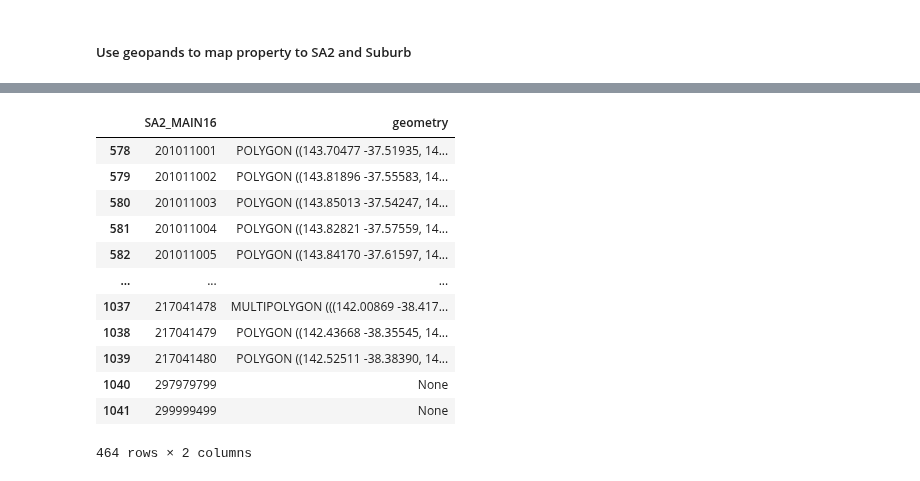
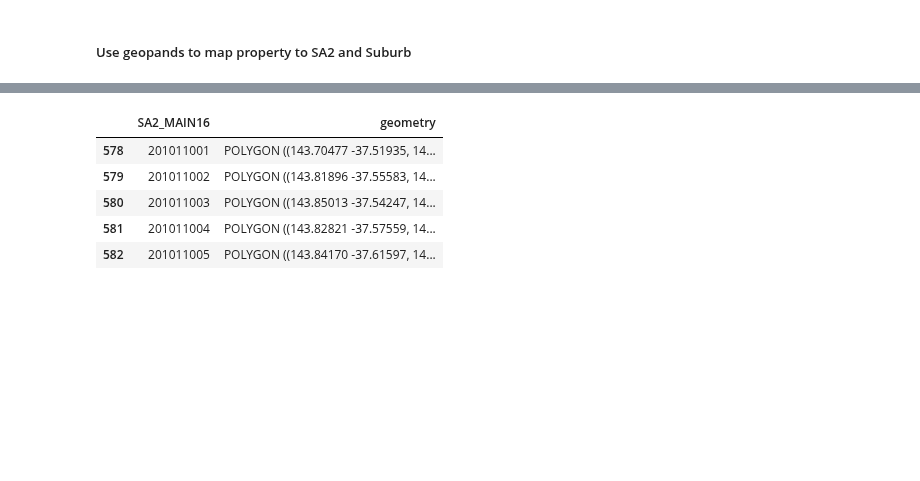
Before and after one commit to MAST30034-Applied-Data-Science/generic-real-estate-consulting-project-group-6, a Jupyter notebook: notebooks/preprocess_property2.0.ipynb, the cells around one changed output, grey strips where cells are left out. Cells and saved outputs as stored; diff of their text form; code cells hidden in the pictures; blank space fills up the shorter version.

```diff
--- a/notebooks/preprocess_property2.0.ipynb
+++ b/notebooks/preprocess_property2.0.ipynb
@@ -230,19 +225,12 @@ SA2_shape
 # %%
-SA2_shape_2016
+SA2_shape_2016.head()
 # %% [output]
 |  | SA2_MAIN16 | geometry |
 | 578 | 201011001 | POLYGON ((143.70477 -37.51935, 14... |
 | 579 | 201011002 | POLYGON ((143.81896 -37.55583, 14... |
 | 580 | 201011003 | POLYGON ((143.85013 -37.54247, 14... |
 | 581 | 201011004 | POLYGON ((143.82821 -37.57559, 14... |
 | 582 | 201011005 | POLYGON ((143.84170 -37.61597, 14... |
-| ... | ... | ... |
-| 1037 | 217041478 | MULTIPOLYGON (((142.00869 -38.417... |
-| 1038 | 217041479 | POLYGON ((142.43668 -38.35545, 14... |
-| 1039 | 217041480 | POLYGON ((142.52511 -38.38390, 14... |
-| 1040 | 297979799 | None |
-| 1041 | 299999499 | None |
-464 rows × 2 columns
 # %%
 # Convert property location to geopandas datatype POINT
 df_geo = df
```
Also changed, not shown: parts of 12 cells of this notebook, 6 other files.
